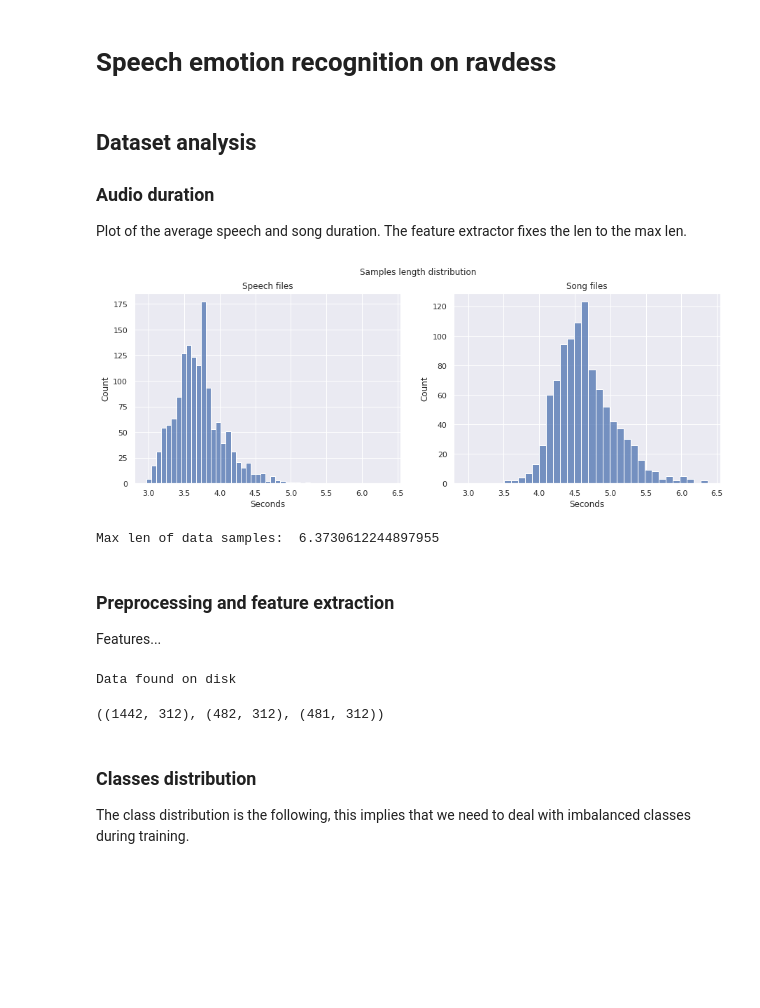
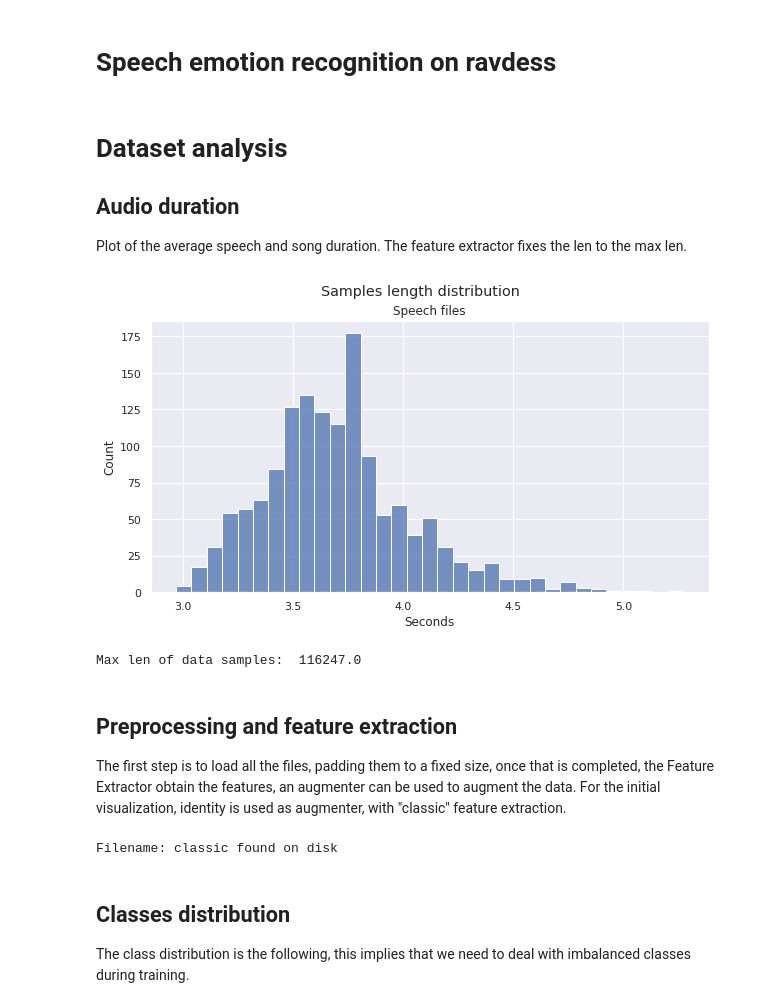
Before and after one commit to tomfran/ravdess-ser, a Jupyter notebook: notebook.ipynb, the cells around one changed output. Drawn from its saved outputs; the diff is of its cells as text; code cells hidden in the pictures; blank space fills up the shorter version.

Commit message:
Refactoring, added cnn, auto encoders

```diff
--- a/notebook.ipynb
+++ b/notebook.ipynb
@@ -3,43 +19,40 @@
 # %%
 import seaborn as sns
 
-from src.utility import show_duration_distribution, plot_history, plot_clusters, plot_classes
+from src.utility import show_duration_distribution, plot_history, plot_clusters, plot_classes, plot_encoder_loss
 from src.data_processing import FeatureExtractor
 from src.dataset import Dataset
+from src.loader import Loader
+import numpy as np
 
 sns.set_theme()
-speech_path, song_path, save_path = "data/raw/speech", "data/raw/song", "data/processed"
+# colab
+speech_path, save_path = "drive/MyDrive/audio-pattern", "drive/MyDrive/audio-pattern"
+# machine
+# speech_path, save_path = "data/raw/speech", "data/processed"
+
 EPOCHS = 500
+FILE_LIMIT = -1
+OVERWRITE = False
+
+import tensorflow
+from numpy.random import seed
+seed(1)
+tensorflow.random.set_seed(1)
+import warnings
+warnings.filterwarnings("ignore")
 # %% [markdown]
-## Dataset analysis
+# Dataset analysis
 
-### Audio duration
+## Audio duration
 Plot of the average speech and song duration. The feature extractor fixes the len to the max len.
 # %%
-MAX_LEN = show_duration_distribution(speech_path, song_path, limit_per_actor=-1)
+MAX_LEN = show_duration_distribution(speech_path, save_path, limit_per_actor=-1)
 print("Max len of data samples: ", MAX_LEN)
 # %% [output]
-[figure, old version]
+[figure, new version]
-Max len of data samples:  6.3730612244897955
+Max len of data samples:  116247.0
-# %% [markdown]
-### Preprocessing and feature extraction
-
-Features...
-# %%
-MAX_LEN = 140526
-fe = FeatureExtractor(speech_path=speech_path,
-                      song_path=song_path,
-                      save_path=save_path,
-                      verbose=True,
-                      file_per_actor_limit=-1,
-                      audio_fixed_size=MAX_LEN)
-
-data = fe.get_training_data(overwrite=False)
-
-d = Dataset(data, augment=False)
-X_train, X_val, X_test, y_train, y_val, y_test = d.get_training_data(data="merge", label="emotion",
-                                                                     train_perc=0.6, val_perc=0.2)
-X_train.shape, X_val.shape, X_test.shape
-# %% [output]
-Data found on disk
-((1442, 312), (482, 312), (481, 312))
+# %% [markdown]
+## Preprocessing and feature extraction
+
+The first step is to load all the files, padding them to a fixed size, once that is completed, the Feature Extractor obtain the features, an augmenter can be used to augment the data. For the initial visualization, identity is used as augmenter, with "classic" feature extraction.
@@ -45,0 +62,11 @@ Data found on disk
+# %%
+from src.data_processing import identity
+orig_features, orig_labels = FeatureExtractor(raw_data=data,
+                                            labels=labels,
+                                            save_path=f"{save_path}/features",
+                                            file_name="classic",
+                                            extractor=1,
+                                            augmenter=identity,
+                                            verbose=True).get_training_data(overwrite=False)
+# %% [output]
+Filename: classic found on disk
@@ -46,5 +76,5 @@ Data found on disk
 # %% [markdown]
-### Classes distribution
+## Classes distribution
 
 The class distribution is the following, this implies that we need to deal with imbalanced classes during training.
 # %%
```
Also changed, not shown: parts of 55 cells of this notebook, 7 other files.
